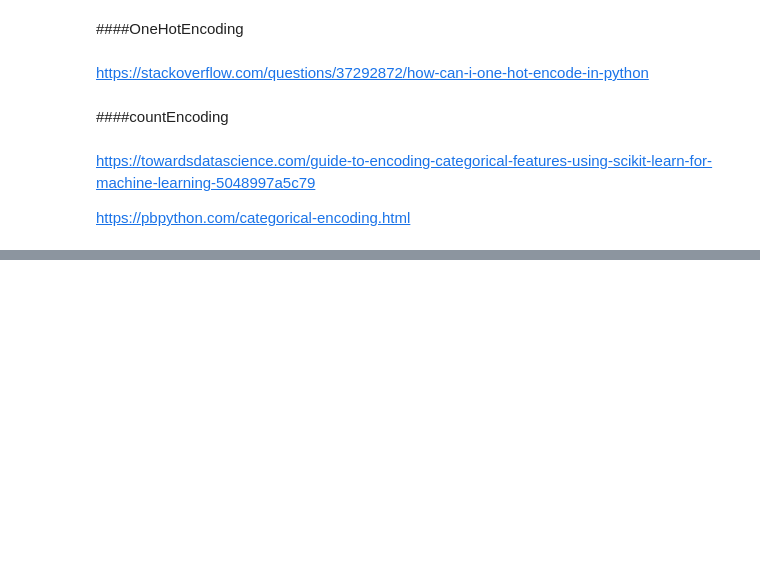
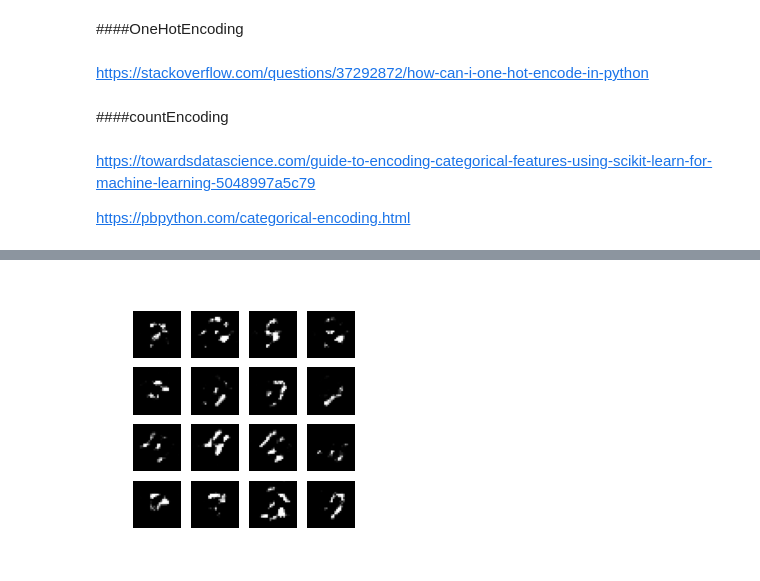
Before and after one commit to AlePaff/Generador-de-imagenes, a Jupyter notebook: TP4.ipynb, the cells around one changed output, grey strips where cells are left out. Saved outputs shown, nothing was run; the diff lists cells and outputs as text; code cells hidden in the pictures; blank space fills up the shorter version.

```diff
--- a/TP4.ipynb
+++ b/TP4.ipynb
@@ -239,0 +344,2 @@ https://pbpython.com/categorical-encoding.html
+# %%
+discriminator = make_discriminator_model()
@@ -239,0 +433,33 @@ https://pbpython.com/categorical-encoding.html
+# %%
+import time
+from IPython import display # A command shell for interactive computing in Python.
+
+def train(dataset, epochs):
+  # A. For each epoch, do the following:
+  for epoch in range(epochs):
+    start = time.time()
+    # 1 - For each batch of the epoch,
+    for image_batch in dataset:
+      # 1.a - run the custom "train_step" function
+      # we just declared above
+      train_step(image_batch)
+
+    # 2 - Produce images for the GIF as we go
+    display.clear_output(wait=True)
+    generate_and_save_images(generator,
+                             epoch + 1,
+                             seed)
+
+    # 3 - Save the model every 5 epochs as
+    # a checkpoint, which we will use later
+    if (epoch + 1) % 5 == 0:
+      checkpoint.save(file_prefix = checkpoint_prefix)
+
+    # 4 - Print out the completed epoch no. and the time spent
+    print ('Time for epoch {} is {} sec'.format(epoch + 1, time.time()-start))
+
+  # B. Generate a final image after the training is completed
+  display.clear_output(wait=True)
+  generate_and_save_images(generator,
+                           epochs,
+                           seed)
@@ -239,0 +481,2 @@ https://pbpython.com/categorical-encoding.html
+# %%
+train(train_dataset, EPOCHS)
@@ -239,0 +487,9 @@ https://pbpython.com/categorical-encoding.html
+# %%
+# PIL is a library which may open different image file formats
+import PIL
+# Display a single image using the epoch number
+def display_image(epoch_no):
+  return PIL.Image.open('image_at_epoch_{:04d}.png'.format(epoch_no))
+display_image(EPOCHS)
+# %% [output]
+[figure, added]
```
Also changed, not shown: parts of 33 cells of this notebook.
